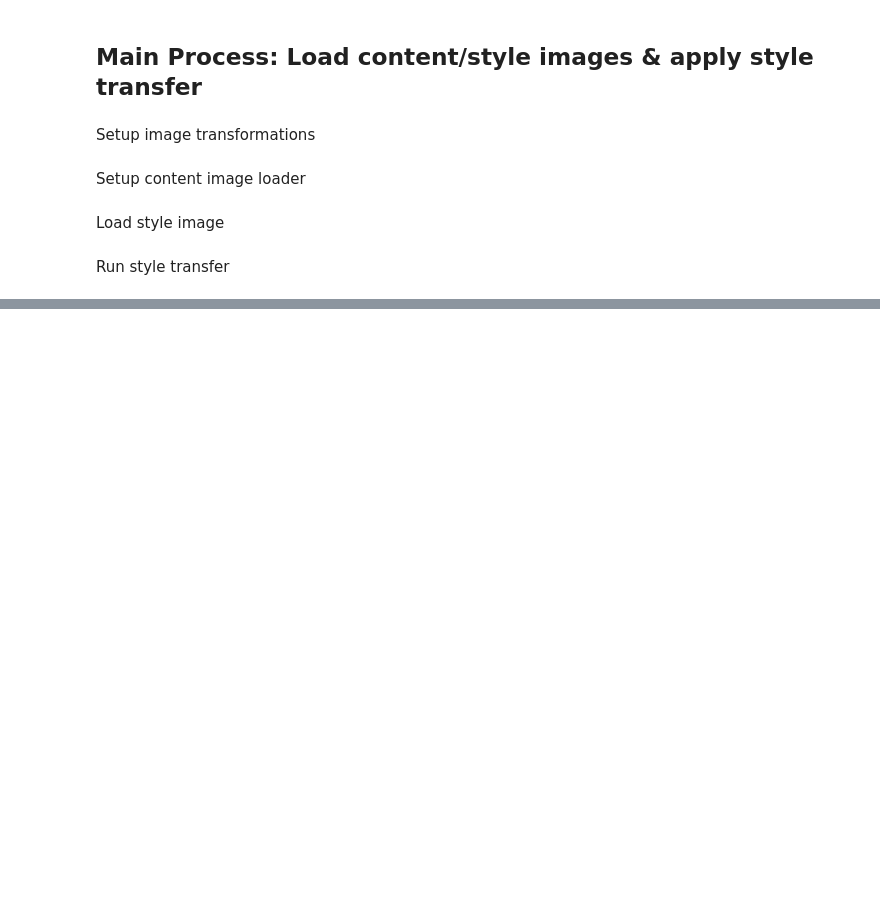
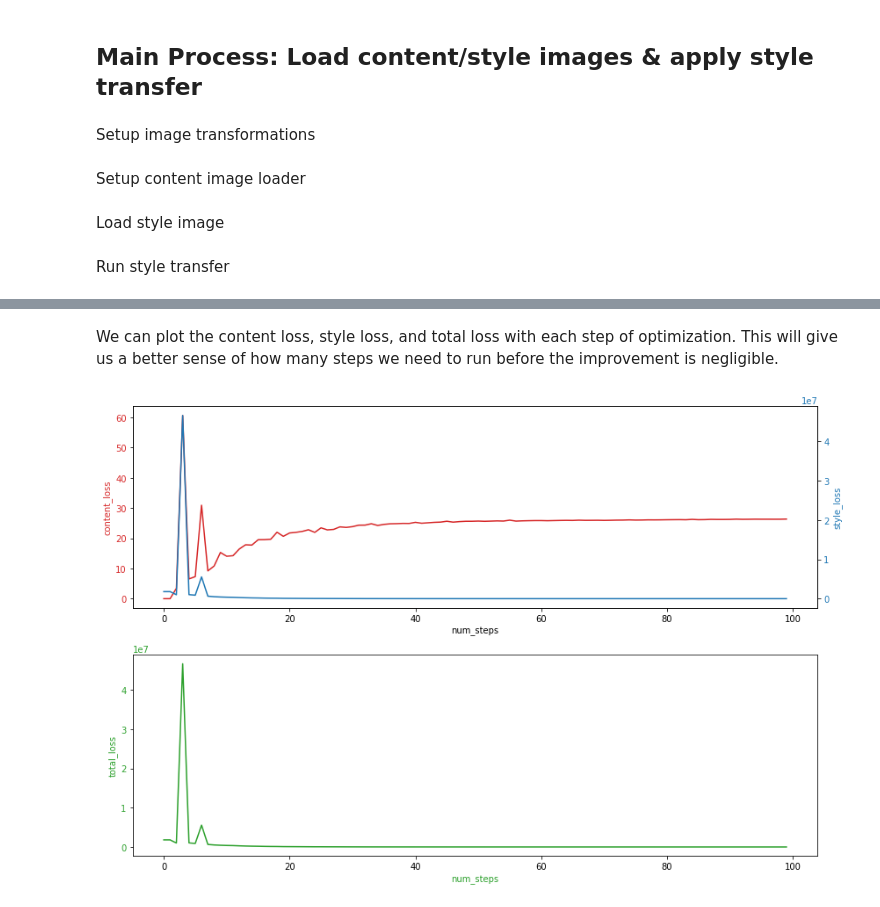
Before and after one commit to Azure/batch-scoring-for-dl-models, a Jupyter notebook: pytorch/style_transfer_interactive.ipynb, the cells around one changed output, grey strips where cells are left out. Cells and saved outputs as stored; diff of their text form; code cells hidden in the pictures; blank space fills up the shorter version.

Commit message:
more images, clean up notebook, code

```diff
--- a/pytorch/style_transfer_interactive.ipynb
+++ b/pytorch/style_transfer_interactive.ipynb
@@ -278,11 +307,9 @@ def run_style_transfer(cnn, normalization_mean, normalization_std,
 # %% [markdown]
 Setup image transformations
 # %%
-imsize = 360 if torch.cuda.is_available() else 128  # use small size if no gpu
-
 loader = transforms.Compose([
-    transforms.Resize(imsize),  # scale imported image
-    transforms.CenterCrop(imsize), # crop on center
+    transforms.Resize(IMAGE_SIZE),  # scale imported image
+    transforms.CenterCrop(IMAGE_SIZE), # crop on center
     transforms.ToTensor()])  # transform it into a torch tensor
 # %% [markdown]
 Setup content image loader
@@ -347 +369,36 @@ run #[200] - Style Loss : 551.857849 Content Loss: 31.994865
+# %% [markdown]
+We can plot the content loss, style loss, and total loss with each step of optimization. This will give us a better sense of how many steps we need to run before the improvement is negligible.
+# %%
+import matplotlib.pyplot as plt
+import numpy as np
+
+fig = plt.figure(figsize=(12, 8))
+
+ax1 = fig.add_subplot(2,1,1)
+
+color = 'tab:red'
+ax1.set_xlabel('num_steps')
+ax1.set_ylabel('content_loss', color=color)
+ax1.plot(content_loss, color=color)
+ax1.tick_params(axis='y', labelcolor=color)
+
+ax2 = ax1.twinx()
+
+color = 'tab:blue'
+ax2.set_ylabel('style_loss', color=color)
+ax2.plot(style_loss, color=color)
+ax2.tick_params(axis='y', labelcolor=color)
+
+ax3 = fig.add_subplot(2,1,2)
+
+color='tab:green'
+ax3.set_ylabel('total_loss', color=color)
+ax3.set_xlabel('num_steps', color=color)
+ax3.plot(total_loss, color=color)
+ax3.tick_params(axis='y', labelcolor=color)
+
+fig.tight_layout()
+plt.show()
+# %% [output]
+[figure, added]
 # %% [markdown]
```
Also changed, not shown: parts of 9 cells of this notebook, 17 other files.
